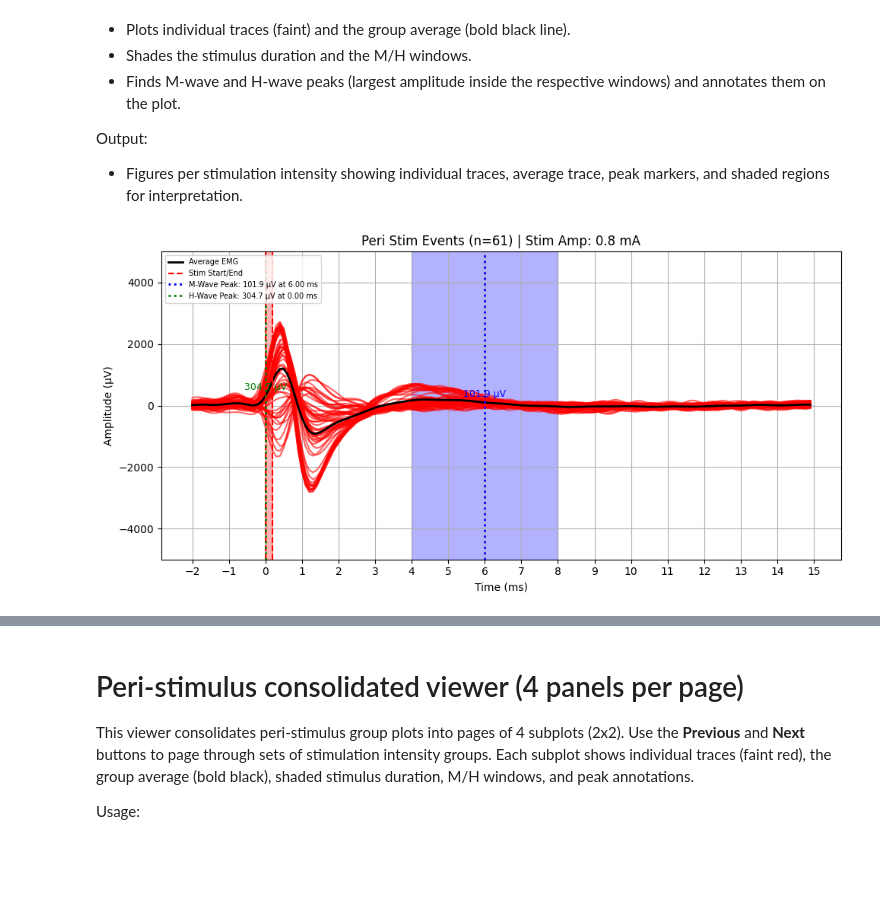
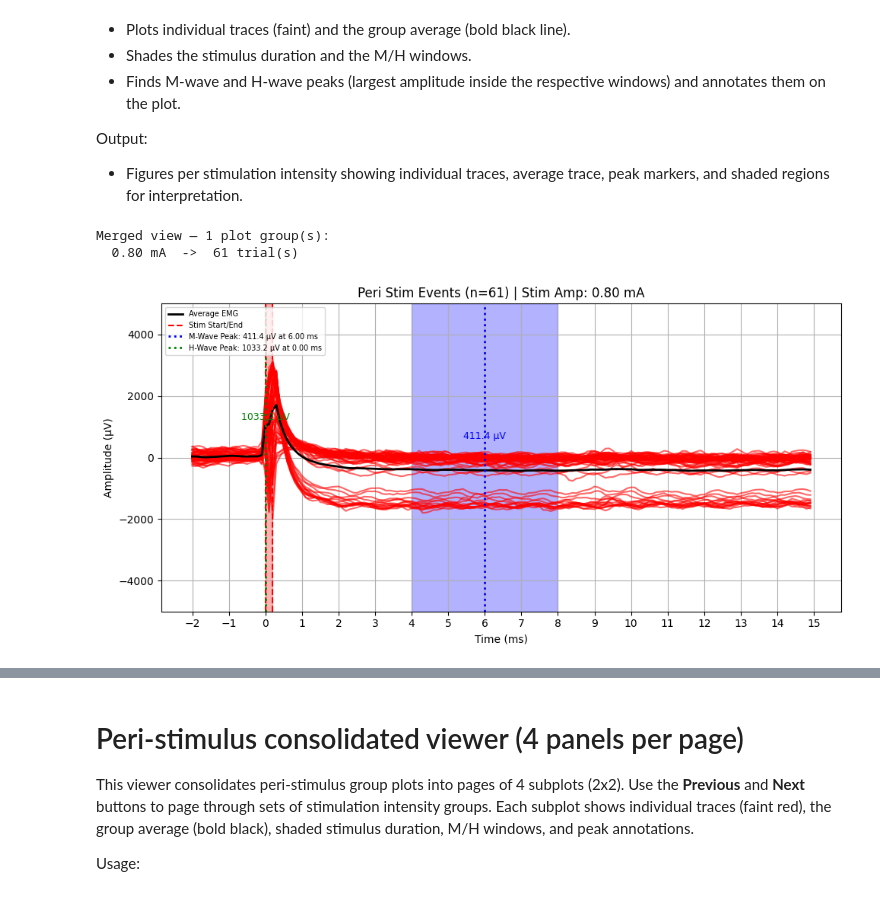
Before and after one commit to yahriels/Open-Ephys-H-Reflex-Python-Data-Analysis, a Jupyter notebook: src/open_ephys/analysis/H-reflex_Workbook_Example1.ipynb, the cells around one changed output, grey strips where cells are left out. Drawn from its saved outputs; the diff is of its cells as text; code cells hidden in the pictures; blank space fills up the shorter version.

```diff
--- a/src/open_ephys/analysis/H-reflex_Workbook_Example1.ipynb
+++ b/src/open_ephys/analysis/H-reflex_Workbook_Example1.ipynb
@@ -85,8 +85,8 @@ print('✅ Pass Initial Test, Moving on to Loading Session...\n')
 # %% [markdown]
 ### Scanning the Session's Structure
 # %%
-record_node_name = "Record Node 107" if DEFAULT_PROTOCOL == PROTOCOL_ONLINE else "Record Node 108"
-record_node_index = 0 if DEFAULT_PROTOCOL == PROTOCOL_ONLINE else 1
+record_node_name = "Record Node 108" if DEFAULT_PROTOCOL == PROTOCOL_ONLINE else "Record Node 107"
+record_node_index = 1 if DEFAULT_PROTOCOL == PROTOCOL_ONLINE else 0
 structure = scan_experiment_structure(directory, record_node_name)
 
 # Flatten all experiment-recording pairs
@@ -224,7 +224,8 @@ b, a = butter(2, np.array([lowcut, highcut])/(sample_rate/2), btype='bandpass')
 
 differential_filt = filtfilt(b, a, differential)
 differential_abs = np.abs(differential_filt)
-differential_emg = differential_filt
+differential_emg = differential
+#differential_emg = differential_filt
 
 
 # ==== Load ADC channels ====
@@ -359,7 +360,7 @@ for stamp in sync_timestamps:
         time_window = timestamps[idx_pre:idx_post]
         time_zeroed = time_window - stim_start_time  # in seconds
 
-        emg_window      = differential_filt[idx_pre:idx_post]
+        emg_window      = differential_emg[idx_pre:idx_post]
         abs_emg_window  = differential_abs[idx_pre:idx_post]
         adc1_window     = adc1[idx_pre:idx_post]
         adc2_window     = adc2[idx_pre:idx_post] if adc2 is not None else None
@@ -587,6 +589,55 @@ This loop does the following for each stimulation intensity group:
 
 Output:
 - Figures per stimulation intensity showing individual traces, average trace, peak markers, and shaded regions for interpretation.
+# %%
+# ==== Group display: separate blocks vs. merged by amplitude ====
+# False -> one plot per "Starting at X mA" block (e.g. two separate 0.80 mA plots)
+# True  -> every block with the same amplitude is pooled into a single plot
+# Re-run this cell and the cells below it after changing the toggle.
+MERGE_SAME_AMPLITUDE = True
+
+
+def build_plot_stim_groups(stim_groups, merge=False):
+    """Return [(amp, trigger_times, label), ...] for plotting.
+
+    merge=False keeps each block separate (chronological). merge=True pools all
+    blocks with the same amplitude, ordered by when that amplitude first appeared.
+    """
+    if not merge:
+        n_per_amp = defaultdict(int)
+        for amp, _ in stim_groups:
+            n_per_amp[amp] += 1
+        seen = defaultdict(int)
+        out = []
+        for amp, times in stim_groups:
+            seen[amp] += 1
+            label = f"{amp:.2f} mA"
+            if n_per_amp[amp] > 1:
+                label += (f" (block {seen[amp]} of {n_per_amp[amp]}, "
+                          f"{min(times):.0f}–{max(times):.0f} s)")
+            out.append((amp, list(times), label))
+        return out
+
+    merged, n_blocks = {}, defaultdict(int)
+    for amp, times in stim_groups:
+        merged.setdefault(amp, []).extend(times)
+        n_blocks[amp] += 1
+    out = []
+    for amp, times in merged.items():
+        label = f"{amp:.2f} mA"
+        if n_blocks[amp] > 1:
+            label += f" (merged {n_blocks[amp]} blocks)"
+        out.append((amp, sorted(times), label))
+    return out
+
+
+plot_stim_groups = build_plot_stim_groups(stim_groups, merge=MERGE_SAME_AMPLITUDE)
+print(f"{'Merged' if MERGE_SAME_AMPLITUDE else 'Separate'} view — {len(plot_stim_groups)} plot group(s):")
+for _amp, _times, _lbl in plot_stim_groups:
+    print(f"  {_lbl}  ->  {len(_times)} trial(s)")
+# %% [output]
+Merged view — 1 plot group(s):
+  0.80 mA  ->  61 trial(s)
 # %%
 
 # ==== Pre-compute shared y-axis limits across all peri-stim segments ====
@@ -594,8 +645,13 @@ _all_traces = [gd[1] for gd in peri_stim_segments]
 shared_ylim = autoscale_ylim(*_all_traces) if _all_traces else None
 _text_offset = 0.05 * (shared_ylim[1] - shared_ylim[0]) if shared_ylim else 200
 
+# Reset so re-running this cell (e.g. after flipping MERGE_SAME_AMPLITUDE) doesn't append duplicates
+stim_intensities = []
+m_wave_peaks = []
+h_wave_peaks = []
+
 i=1
-for stim_amp, trigger_times_group in stim_groups:
+for stim_amp, trigger_times_group, group_label in plot_stim_groups:
     # For each trigger time, find matching peri_stim segment (by start time)
     group_data = []
     group_data_abs = []
@@ -671,35 +727,35 @@ for stim_amp, trigger_times_group in stim_groups:
                 label=f'M-Wave Peak: {m_wave_peak_amp:.1f} μV at {m_wave_peak_time:.2f} ms')
     plt.axvline(x=h_wave_peak_time, color='green', linestyle=':', linewidth=2,
                 label=f'H-Wave Peak: {h_wave_peak_amp:.1f} μV at {h_wave_peak_time:.2f} ms')
 
     plt.text(m_wave_peak_time, m_wave_peak_amp + _text_offset, f'{m_wave_peak_amp:.1f} μV',
             color='blue', fontsize=9, ha='center')
     plt.text(h_wave_peak_time, h_wave_peak_amp + _text_offset, f'{h_wave_peak_amp:.1f} μV',
             color='green', fontsize=9, ha='center')
 
-    plt.title(f"Peri Stim Events (n={len(group_data)}) | Stim Amp: {stim_amp} mA")
+    plt.title(f"Peri Stim Events (n={len(group_data)}) | Stim Amp: {group_label}")
     plt.xlabel("Time (ms)")
     plt.ylabel("Amplitude (μV)")
     plt.grid(True)
     plt.legend(
         fontsize=7,
         loc="upper left",
         frameon=True,
         framealpha=0.8
     )
     plt.ylim(-5000,5000)
     #if shared_ylim:
     #    plt.ylim(shared_ylim)
 
     min_ms = int(np.floor(avg_time_ms[0]))
     max_ms = int(np.ceil(avg_time_ms[-1]))
     plt.xticks(np.arange(min_ms, max_ms + 1, 1))
 
     plt.tight_layout()
     plt.show()
     i = i + (1)*len(group_data) + 1
 # %% [output]
-[figure, old version]
+[figure, new version]
 # %%
 #avg_emg  = np.mean(group_emg, axis=0)
 #avg_adc1 = np.mean(group_adc1, axis=0)
```
Also changed, not shown: parts of 7 cells of this notebook, 2 other files.
